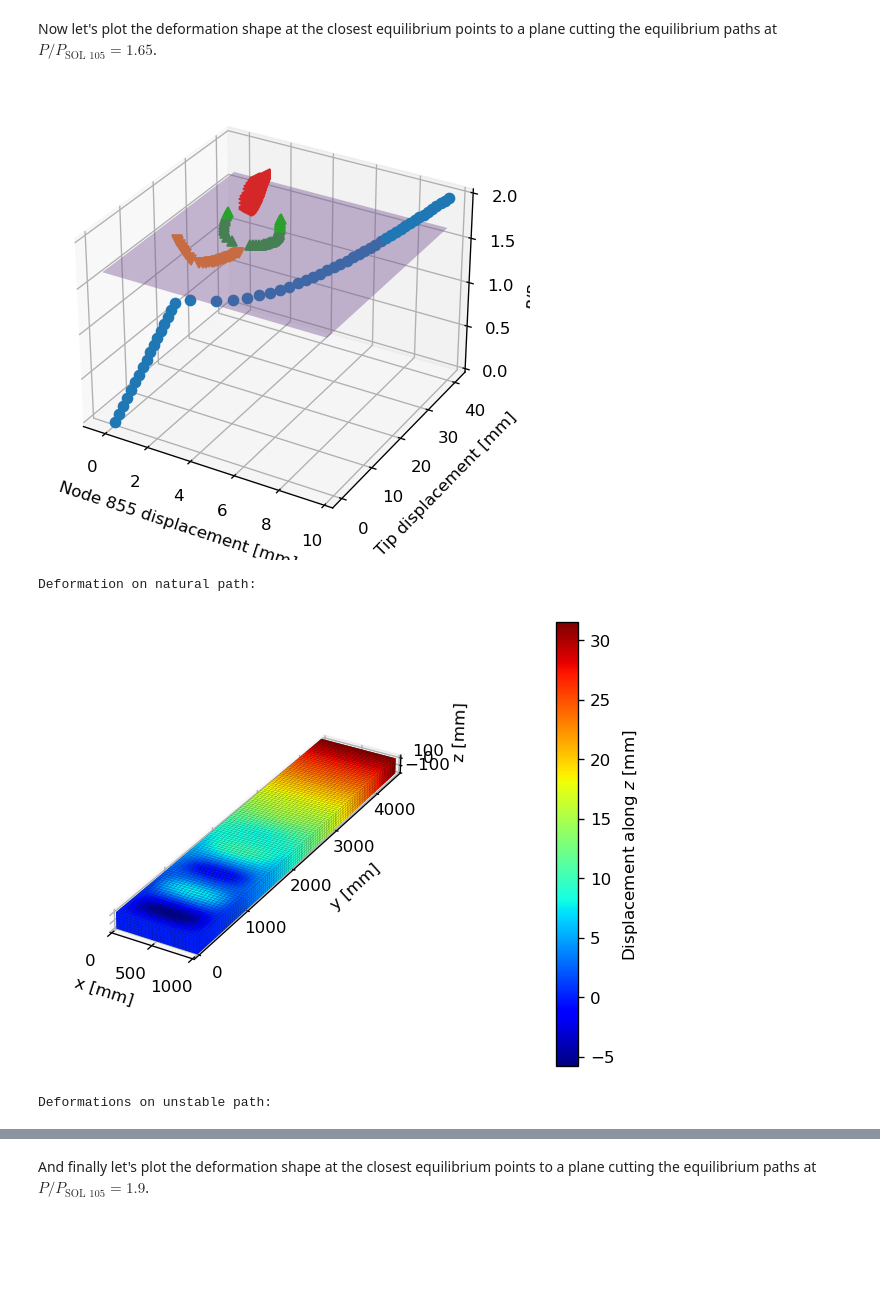
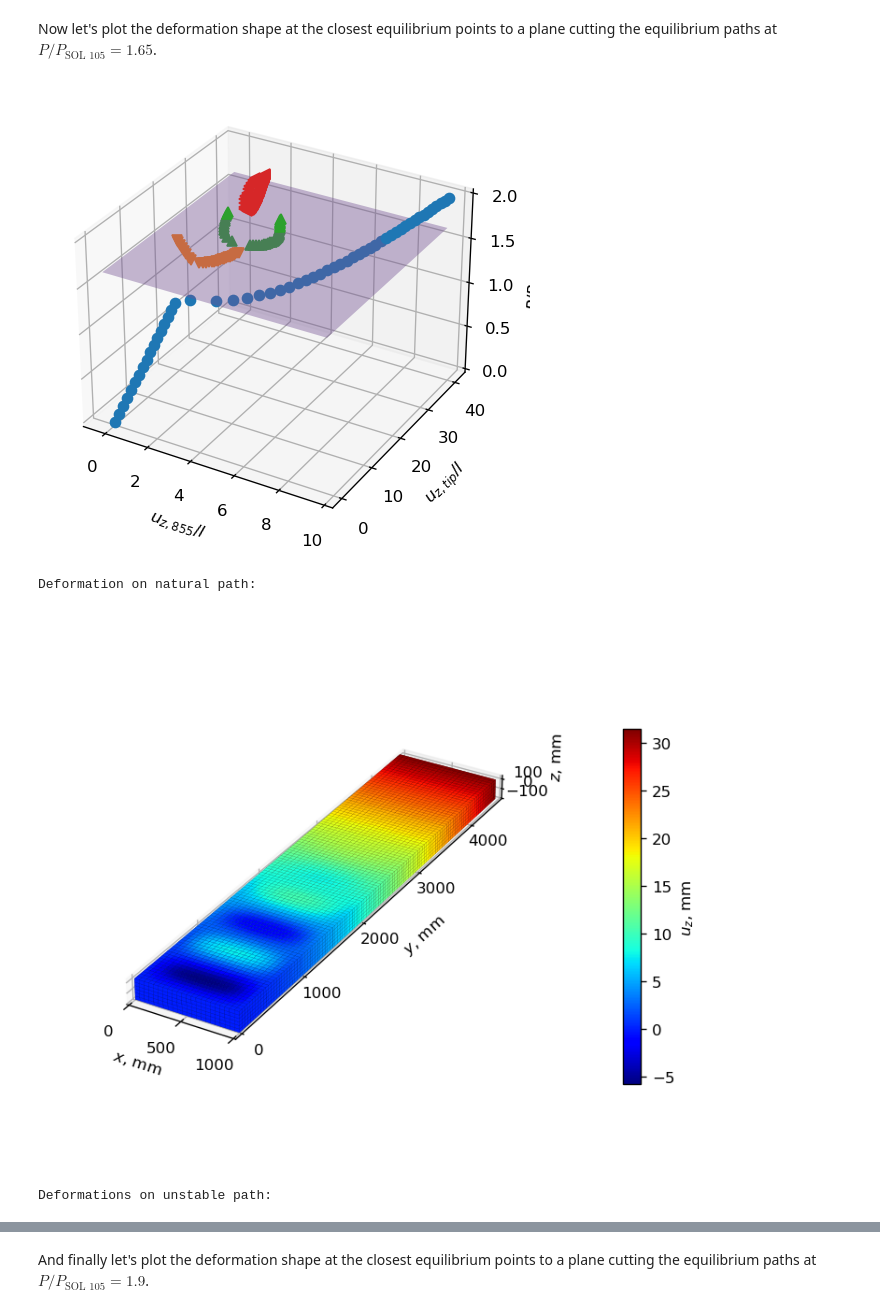
Before and after one commit to fmamitrotta/nonlinear-structural-stability-notebooks, a Jupyter notebook: notebooks/15_Investigation_of_the_Equilibrium_Paths_of_the_Box_Beam_Reinforced_with_Ribs.ipynb, the cells around one changed output, grey strips where cells are left out. Cells and saved outputs as stored; diff of their text form; code cells hidden in the pictures; blank space fills up the shorter version.

```diff
--- a/notebooks/15_Investigation_of_the_Equilibrium_Paths_of_the_Box_Beam_Reinforced_with_Ribs.ipynb
+++ b/notebooks/15_Investigation_of_the_Equilibrium_Paths_of_the_Box_Beam_Reinforced_with_Ribs.ipynb
@@ -409,13 +409,13 @@ box_beam_bdf.load_combinations[load_set_id][0].scale_factors[0] = sol_105_buckli
 
 # Run analysis
 input_name = f'path_existence_verification_{load_factor:.0f}Psol105_epsp1e-3'.replace('.','_')
-sol_106_op2_2Psol105_epsp1em3 = pynastran_utils.run_tangent_stiffness_matrix_eigenvalue_calculation(bdf_object=box_beam_bdf.__deepcopy__({}), method_set_id=zero_load_set_id + 1,
-                                                                                                     no_eigenvalues=no_eigenvalues, analysis_directory_path=analysis_directory_path,
-                                                                                                     input_name=input_name, run_flag=False)  # run analysis and read OP2 file
+sol_106_op2_2Psol105_epsp1em3 = pynastran_utils.run_tangent_stiffness_matrix_eigenvalue_calculation(
+    bdf_object=box_beam_bdf.__deepcopy__({}), method_set_id=zero_load_set_id + 1, no_eigenvalues=no_eigenvalues,
+    analysis_directory_path=analysis_directory_path, input_name=input_name, run_flag=False)  # run analysis and read OP2 file
 
 # Plot results
-_, applied_loads_2Psol105_epsp1em3, tip_displacements_2Psol105_epsp1em3 = pynastran_utils.read_load_displacement_history_from_op2(op2_object=sol_106_op2_2Psol105_epsp1em3,
-displacement_node_id=tip_master_node_id)  # find load and displacement history
+_, applied_loads_2Psol105_epsp1em3, tip_displacements_2Psol105_epsp1em3 = pynastran_utils.read_load_displacement_history_from_op2(
+    op2_object=sol_106_op2_2Psol105_epsp1em3, displacement_node_id=tip_master_node_id)  # find load and displacement history
 plot_load_displacement_diagram(tip_displacements_2Psol105_epsp1em3, applied_loads_2Psol105_epsp1em3)  # plot load-displacement diagram
 plot_tangent_stiffness_matrix_eigenvalues(analysis_directory_path, input_name, applied_loads_2Psol105_epsp1em3)  # plot eigenvalue diagram
 # %% [output]
@@ -460,23 +460,28 @@ WARNING: subcase.py:683 nwords_to_lsem=1000 nwords_to_lsem//4=250
 Let's visualize the position of the node.
 # %%
 # Plot critical buckling mode
-_, ax = pynastran_utils.plot_buckling_mode(op2_object=sol_105_op2, subcase_id=second_subcase_id, displacement_component='tz', colormap='coolwarm')
+_, ax, cbar = pynastran_utils.plot_buckling_mode(op2_object=sol_105_op2, subcase_id=second_subcase_id, displacement_component='tz', colormap='coolwarm')
 
 # Plot node of max displacement
-max_displacement_node_xyz = sol_105_op2.nodes[max_displacement_node_id].xyz + 200*sol_105_op2.eigenvectors[second_subcase_id].data[0, max_displacement_node_id - 1, 0:3]  # we multiply the eigenvector by the default displacement scale factor of plot_buckling_mode
-ax.plot(max_displacement_node_xyz[0], max_displacement_node_xyz[1], max_displacement_node_xyz[2], 'x', label=f'Node {max_displacement_node_id:d} (max displacement)', zorder=4)
+max_displacement_node_xyz = sol_105_op2.nodes[max_displacement_node_id].xyz + 200*sol_105_op2.eigenvectors[
+    second_subcase_id].data[0, max_displacement_node_id - 1, 0:3]  # we multiply the eigenvector by the default displacement scale factor of plot_buckling_mode
+ax.plot(max_displacement_node_xyz[0], max_displacement_node_xyz[1], max_displacement_node_xyz[2], 'x',
+        label=f'Node {max_displacement_node_id:d} (max displacement)', zorder=4)
 ax.legend()
 
-# Define a function to adjust axes ticks and labels' position, that we will use also later
-def set_ticks_and_labels_position(axes):
+# Define function to adjust axes ticks and labels' position
+def adjust_3d_plot(axes, colorbar=None):
     axes.locator_params(axis='x', nbins=3)  # set number of ticks of x-axis
     axes.locator_params(axis='z', nbins=2)  # set number of ticks of z-axis
     axes.tick_params(axis='y', which='major', pad=20)  # adjust position of ticks' label of y-axis
     axes.tick_params(axis='z', which='major', pad=6)  # adjust position of ticks' label of z-axis
     axes.yaxis.labelpad = 60  # adjust position of y-axis's label
     axes.zaxis.labelpad = 10  # adjust position of z-axis's label
+    if colorbar is not None:
+        colorbar.ax.set_position(colorbar.ax.get_position().shrunk(1.0, .66))  # decrease colorbar size
+        colorbar.ax.set_position(colorbar.ax.get_position().translated(0, .14))  # move colorbar upwards
 
 # Set axes ticks and labels' position and show plot
-set_ticks_and_labels_position(ax)
+adjust_3d_plot(ax, cbar)
 plt.show()
 # %% [output]
@@ -604,41 +609,41 @@ tip_displacements_array = np.concatenate(tuple(tip_displacements[key] for key in
 xx, yy = np.meshgrid([np.min(local_displacements_array), np.max(local_displacements_array)], [np.min(tip_displacements_array), np.max(tip_displacements_array)])
 ax_3d.plot_surface(xx, yy, np.full_like(xx, load_factor), alpha=0.4, color=colors[len(local_displacements)])
 
 # Plot part of the equilibrium paths that should be visible on top of the plane
 for key in local_displacements:
     ax_3d.plot3D(local_displacements[key], tip_displacements[key], np.where(applied_loads[key]>=load_factor, applied_loads[key], np.nan), markers[key], color=colors[key], zorder=3)
 
 # Set plot appearance
-ax_3d.set_xlabel(f'Node {max_displacement_node_id:d} displacement [mm]')
-ax_3d.set_ylabel('Tip displacement [mm]')
+ax_3d.set_xlabel(f'$u_{{z, {max_displacement_node_id:d}}}/l$')
+ax_3d.set_ylabel('$u_{z, tip}/l$')
 ax_3d.set_zlabel('$P/P_\mathrm{SOL\/105}$')
 ax_3d.grid(visible=True)
 plt.show()
 
 # Plot static deformation of natural path
 print('Deformation on natural path:')
 load_step = np.argmin(np.abs(applied_loads[0] - load_factor)) + 1  # find closest load step to plane
-_, ax = pynastran_utils.plot_static_deformation(op2_object=sol_106_op2_2Psol105_epsp1em3, subcase_id=second_subcase_id, load_step=load_step, displacement_component='tz')
-set_ticks_and_labels_position(ax)
+_, ax, cbar = pynastran_utils.plot_static_deformation(op2_object=sol_106_op2_2Psol105_epsp1em3, subcase_id=second_subcase_id, load_step=load_step, displacement_component='tz')
+adjust_3d_plot(ax, cbar)
 plt.show()
 
 # Plot first deformation on unstable path
 print('Deformations on unstable path:')
 key = 2
 negative_displacements_indices = np.where(local_displacements[key] < np.median(local_displacements[key]))[0]
 load_step = negative_displacements_indices[np.argmin(np.abs(applied_loads[key][negative_displacements_indices] - load_factor))] + 1  # find closest load step to plane
-_, ax = pynastran_utils.plot_static_deformation(op2_object=sol_106_op2_1_7Psol105_epsp1em1, subcase_id=second_subcase_id, load_step=load_step, displacement_component='tz')
-set_ticks_and_labels_position(ax)
+_, ax, cbar = pynastran_utils.plot_static_deformation(op2_object=sol_106_op2_1_7Psol105_epsp1em1, subcase_id=second_subcase_id, load_step=load_step, displacement_component='tz')
+adjust_3d_plot(ax, cbar)
 plt.show()
 
 # Plot second deformation on unstable path
 positive_displacements_indices = np.where(local_displacements[1] > np.median(local_displacements[1]))[0]
 load_step = positive_displacements_indices[np.argmin(np.abs(applied_loads[key][positive_displacements_indices] - load_factor))] + 1  # find closest load step to plane
-_, ax = pynastran_utils.plot_static_deformation(op2_object=sol_106_op2_1_7Psol105_epsp1em1, subcase_id=second_subcase_id, load_step=load_step, displacement_component='tz')
-set_ticks_and_labels_position(ax)
+_, ax, cbar = pynastran_utils.plot_static_deformation(op2_object=sol_106_op2_1_7Psol105_epsp1em1, subcase_id=second_subcase_id, load_step=load_step, displacement_component='tz')
+adjust_3d_plot(ax, cbar)
 plt.show()
 # %% [output]
-[figure, old version]
+[figure, new version]
 Deformation on natural path:
-[figure, old version]
+[figure, new version]
 Deformations on unstable path:
```
Also changed, not shown: parts of 22 cells of this notebook.
